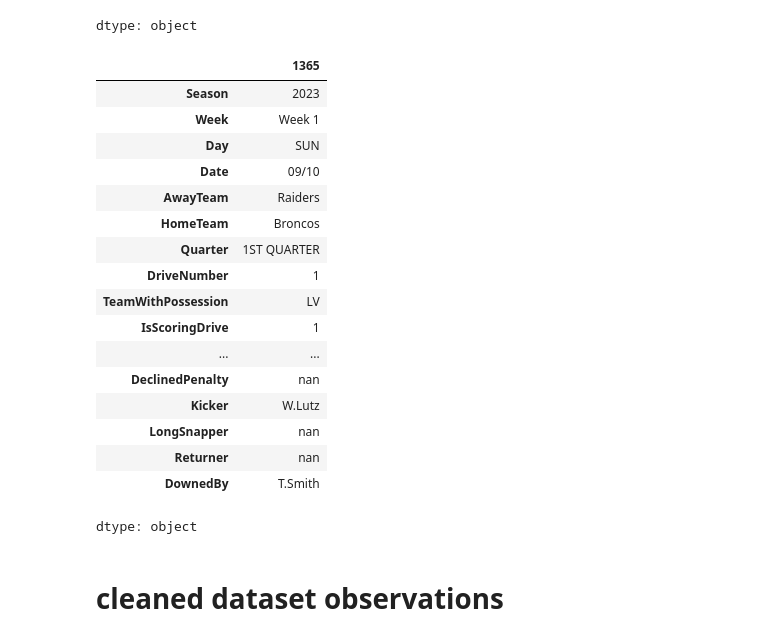
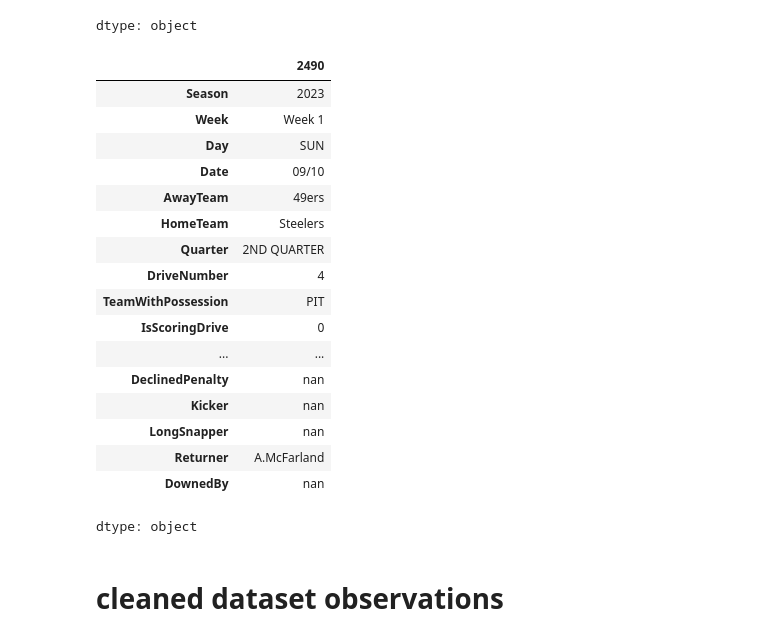
Before and after one commit to KeoniM/NFL_Data_Cleaning, a Jupyter notebook: NFL_Plays_Week1_2023.ipynb, the cells around one changed output. Cells and saved outputs as stored; diff of their text form; code cells hidden in the pictures.

```diff
--- a/NFL_Plays_Week1_2023.ipynb
+++ b/NFL_Plays_Week1_2023.ipynb
@@ -1586,3 +1587,26 @@ def clean_kickoff_plays(df_plays, index_start = None):
+# %%
+# Fumbled plays
+
+def clean_penalty_plays(df_plays, index_start=None):
+
+  # Cut 'df_plays' to begin from 'index_start' to the last penalty play available in dataframe
+  if index_start != None:
+    df_plays_adjusted = df_plays.iloc[df_plays.index.tolist().index(index_start):]
+    df_penalty_plays = df_plays_adjusted[df_plays_adjusted['PlayOutcome'].str.contains('penalty', case=False)]
+  else:
+    df_penalty_plays = df_plays[df_plays['PlayOutcome'].str.contains('penalty', case=False)]
+
+  # Iterating through every penalty play within 'df_penalty_plays'
+  for idx, play in df_penalty_plays['PlayDescription'].items():
+
+    print(idx)
+    print(play)
+    print()
+
+
+    # Recursion to update 'df_plays'
+    if df_penalty_plays.tail(1).index.tolist()[0] == idx:
+      return df_plays
 # %% [markdown]
 ### TOUCHDOWN PLAYS
 # %%
@@ -1832,13 +1856,14 @@ def clean_dataframe_of_plays(df_all_plays):
   # GETTING PLAY CATEGORIES AND CLEANING #
   ########################################
 
-  df_all_plays_cleaned = clean_run_plays(df_all_plays_cleaned)
-  df_all_plays_cleaned = clean_pass_plays(df_all_plays_cleaned)
-  df_all_plays_cleaned = clean_intercepted_plays(df_all_plays_cleaned)
-  df_all_plays_cleaned = clean_sacked_plays(df_all_plays_cleaned)
-  df_all_plays_cleaned = clean_punt_plays(df_all_plays_cleaned)
-  df_all_plays_cleaned = clean_kickoff_plays(df_all_plays_cleaned)
-  df_all_plays_cleaned = clean_touchdown_plays(df_all_plays_cleaned)
+  # df_all_plays_cleaned = clean_run_plays(df_all_plays_cleaned)
+  # df_all_plays_cleaned = clean_pass_plays(df_all_plays_cleaned)
+  # df_all_plays_cleaned = clean_intercepted_plays(df_all_plays_cleaned)
+  # df_all_plays_cleaned = clean_sacked_plays(df_all_plays_cleaned)
+  # df_all_plays_cleaned = clean_punt_plays(df_all_plays_cleaned)
+  # df_all_plays_cleaned = clean_kickoff_plays(df_all_plays_cleaned)
+  df_all_plays_cleaned = clean_penalty_plays(df_all_plays_cleaned)
+  # df_all_plays_cleaned = clean_touchdown_plays(df_all_plays_cleaned)
 
 
   return df_all_plays_cleaned
@@ -2288,25 +2499,25 @@ week1_2023_plays.iloc[0]
 | PlayStart | Kickoff from NYJ 35 |
 dtype: object
 # %%
-df_week1_plays_cleaned.iloc[1365]
+df_week1_plays_cleaned.iloc[2490]
 # %% [output]
-|  | 1365 |
+|  | 2490 |
 | Season | 2023 |
 | Week | Week 1 |
 | Day | SUN |
 | Date | 09/10 |
-| AwayTeam | Raiders |
-| HomeTeam | Broncos |
-| Quarter | 1ST QUARTER |
-| DriveNumber | 1 |
-| TeamWithPossession | LV |
-| IsScoringDrive | 1 |
+| AwayTeam | 49ers |
+| HomeTeam | Steelers |
+| Quarter | 2ND QUARTER |
+| DriveNumber | 4 |
+| TeamWithPossession | PIT |
+| IsScoringDrive | 0 |
 | ... | ... |
 | DeclinedPenalty | nan |
-| Kicker | W.Lutz |
+| Kicker | nan |
 | LongSnapper | nan |
-| Returner | nan |
-| DownedBy | T.Smith |
+| Returner | A.McFarland |
+| DownedBy | nan |
 dtype: object
 # %% [markdown]
 # cleaned dataset observations
```
Also changed, not shown: parts of 38 cells of this notebook.
